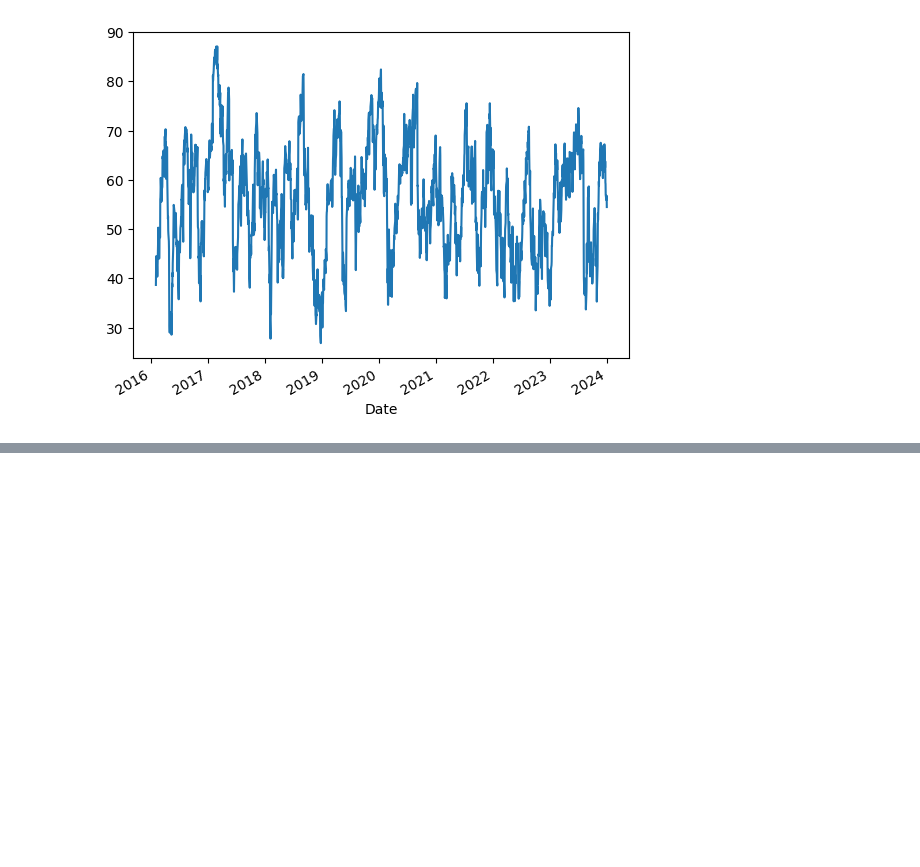
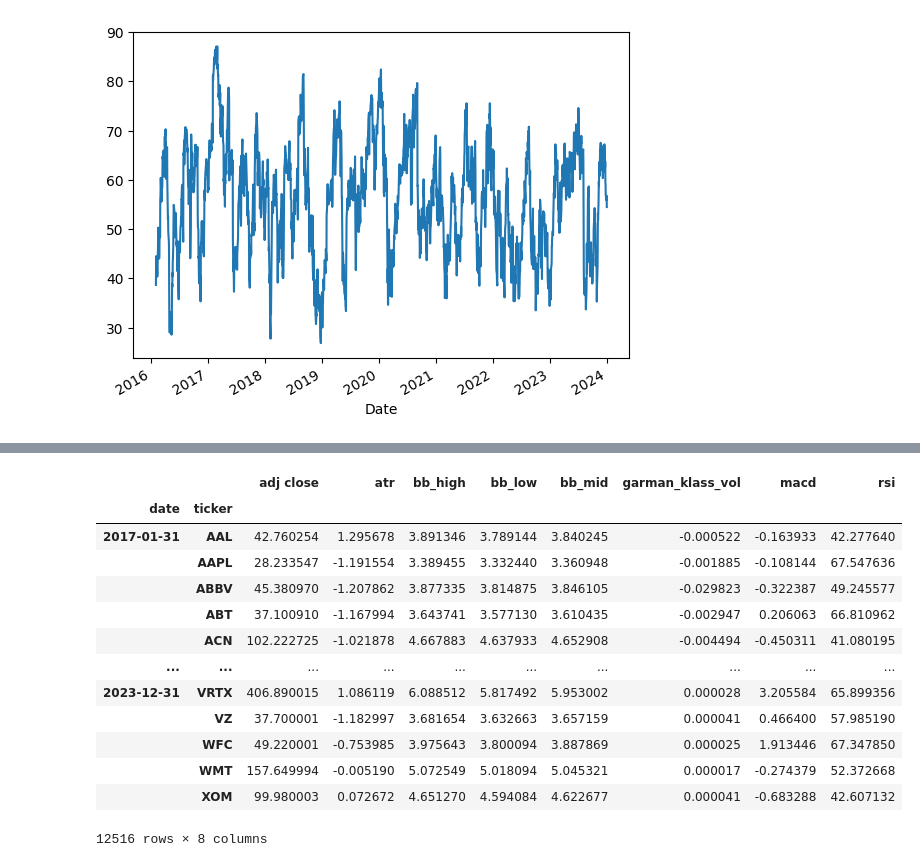
Before and after one commit to tylerchg/Algorithmic-Trading, a Jupyter notebook: Algorithmic Trading.ipynb, the cells around one changed output, grey strips where cells are left out. Cells and saved outputs as stored; diff of their text form; code cells hidden in the pictures; blank space fills up the shorter version.

```diff
--- a/Algorithmic Trading.ipynb
+++ b/Algorithmic Trading.ipynb
@@ -195,0 +217,24 @@ df
+# %%
+# 5 Year rolling average of dollar volume for each stocks before filtering
+data['dollar_volume'] = (data.loc[:, 'dollar_volume'].unstack('ticker').rolling(5 * 12, min_periods = 12).mean().stack())
+
+data['dollar_vol_rank'] = (data.groupby('date')['dollar_volume'].rank(ascending = False))
+
+data = data[data['dollar_vol_rank'] < 150].drop(['dollar_volume', 'dollar_vol_rank'], axis = 1)
+
+data
+# %% [output]
+|  |  | adj close | atr | bb_high | bb_low | bb_mid | garman_klass_vol | macd | rsi |
+| date | ticker |  |  |  |  |  |  |  |  |
+| 2017-01-31 | AAL | 42.760254 | 1.295678 | 3.891346 | 3.789144 | 3.840245 | -0.000522 | -0.163933 | 42.277640 |
+|  | AAPL | 28.233547 | -1.191554 | 3.389455 | 3.332440 | 3.360948 | -0.001885 | -0.108144 | 67.547636 |
+|  | ABBV | 45.380970 | -1.207862 | 3.877335 | 3.814875 | 3.846105 | -0.029823 | -0.322387 | 49.245577 |
+|  | ABT | 37.100910 | -1.167994 | 3.643741 | 3.577130 | 3.610435 | -0.002947 | 0.206063 | 66.810962 |
+|  | ACN | 102.222725 | -1.021878 | 4.667883 | 4.637933 | 4.652908 | -0.004494 | -0.450311 | 41.080195 |
+| ... | ... | ... | ... | ... | ... | ... | ... | ... | ... |
+| 2023-12-31 | VRTX | 406.890015 | 1.086119 | 6.088512 | 5.817492 | 5.953002 | 0.000028 | 3.205584 | 65.899356 |
+|  | VZ | 37.700001 | -1.182997 | 3.681654 | 3.632663 | 3.657159 | 0.000041 | 0.466400 | 57.985190 |
+|  | WFC | 49.220001 | -0.753985 | 3.975643 | 3.800094 | 3.887869 | 0.000025 | 1.913446 | 67.347850 |
+|  | WMT | 157.649994 | -0.005190 | 5.072549 | 5.018094 | 5.045321 | 0.000017 | -0.274379 | 52.372668 |
+|  | XOM | 99.980003 | 0.072672 | 4.651270 | 4.594084 | 4.622677 | 0.000041 | -0.683288 | 42.607132 |
+12516 rows × 8 columns
```
Also changed, not shown: parts of 17 cells of this notebook.
